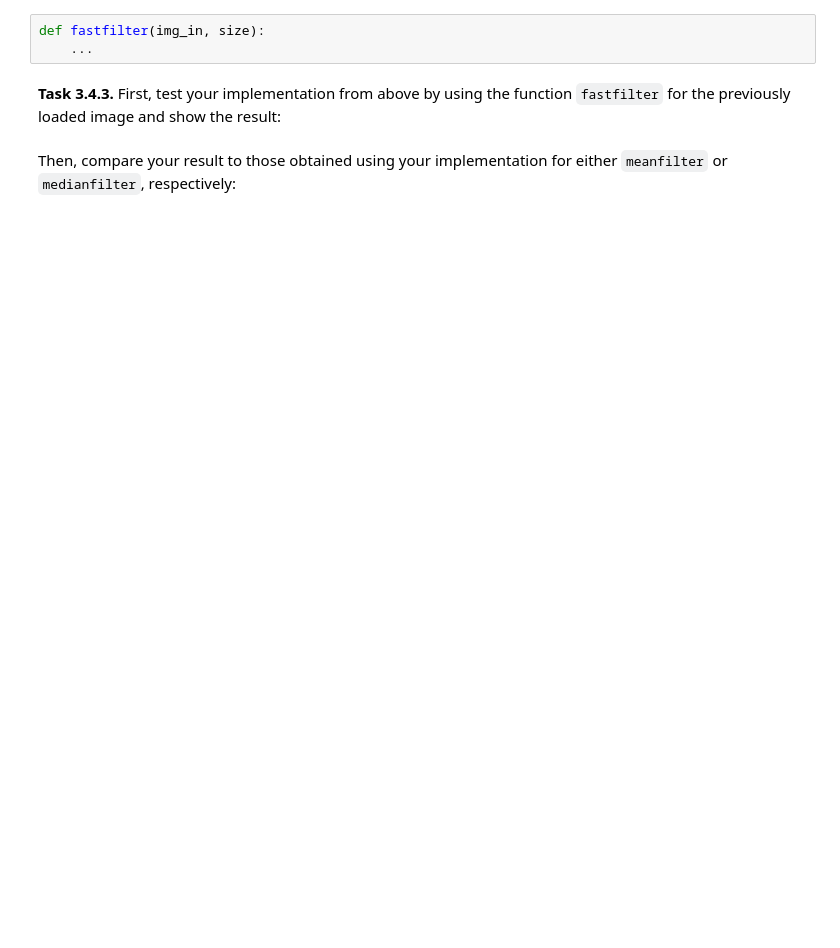
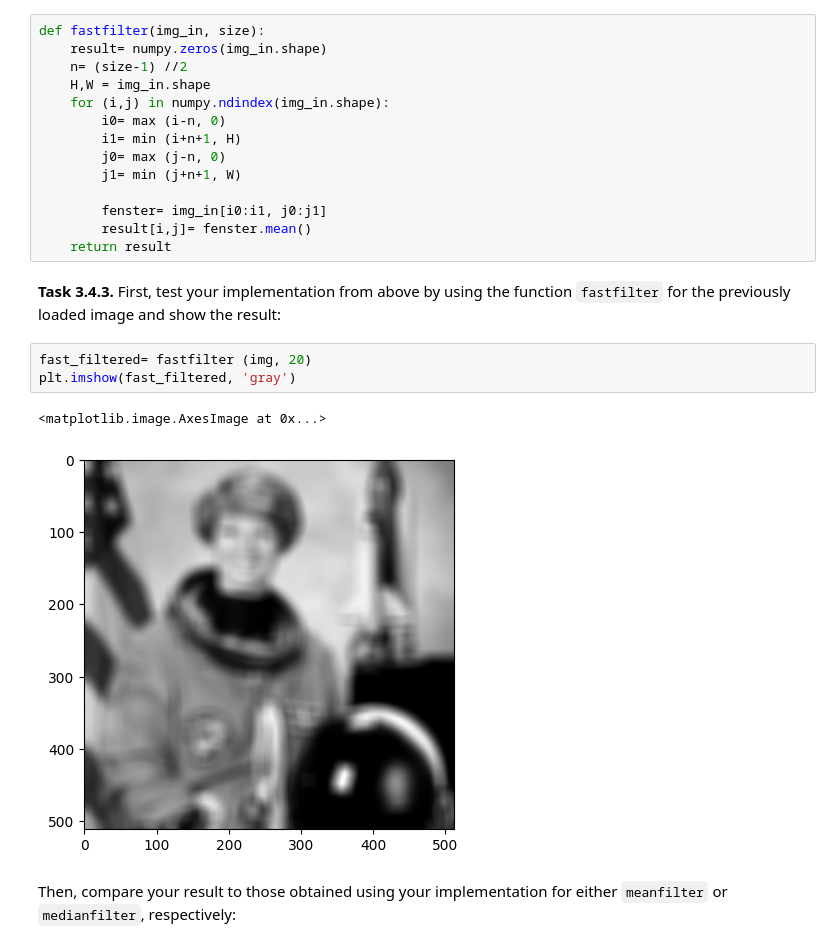
Before and after one commit to Mustafa-Y-BioInfo/mobi-fs3-python, a Jupyter notebook: task3.ipynb, the cells around one changed output. Drawn from its saved outputs; the diff is of its cells as text; blank space fills up the shorter version.

```diff
--- a/task3.ipynb
+++ b/task3.ipynb
@@ -209,10 +209,27 @@ plt.colorbar()
 ## Slicing and benchmarking
 
 **<a id="#">Task 3.4.2.</a>** Implement either a mean filter or a median filter using only a single `for`-loop:
-# %%
-def fastfilter(img_in, size):
-    ...
+# %%
+def fastfilter(img_in, size):
+    result= numpy.zeros(img_in.shape)
+    n= (size-1) //2
+    H,W = img_in.shape
+    for (i,j) in numpy.ndindex(img_in.shape):
+        i0= max (i-n, 0)
+        i1= min (i+n+1, H)
+        j0= max (j-n, 0)
+        j1= min (j+n+1, W)
+
+        fenster= img_in[i0:i1, j0:j1]
+        result[i,j]= fenster.mean()
+    return result
 # %% [markdown]
 **<a id="#">Task 3.4.3.</a>** First, test your implementation from above by using the function `fastfilter` for the previously loaded image and show the result:
+# %%
+fast_filtered= fastfilter (img, 20)
+plt.imshow(fast_filtered, 'gray')
+# %% [output]
+<matplotlib.image.AxesImage at 0x...>
+[figure, added]
 # %% [markdown]
 Then, compare your result to those obtained using your implementation for either `meanfilter` or `medianfilter`, respectively:
```
Also changed, not shown: parts of 4 cells of this notebook.
